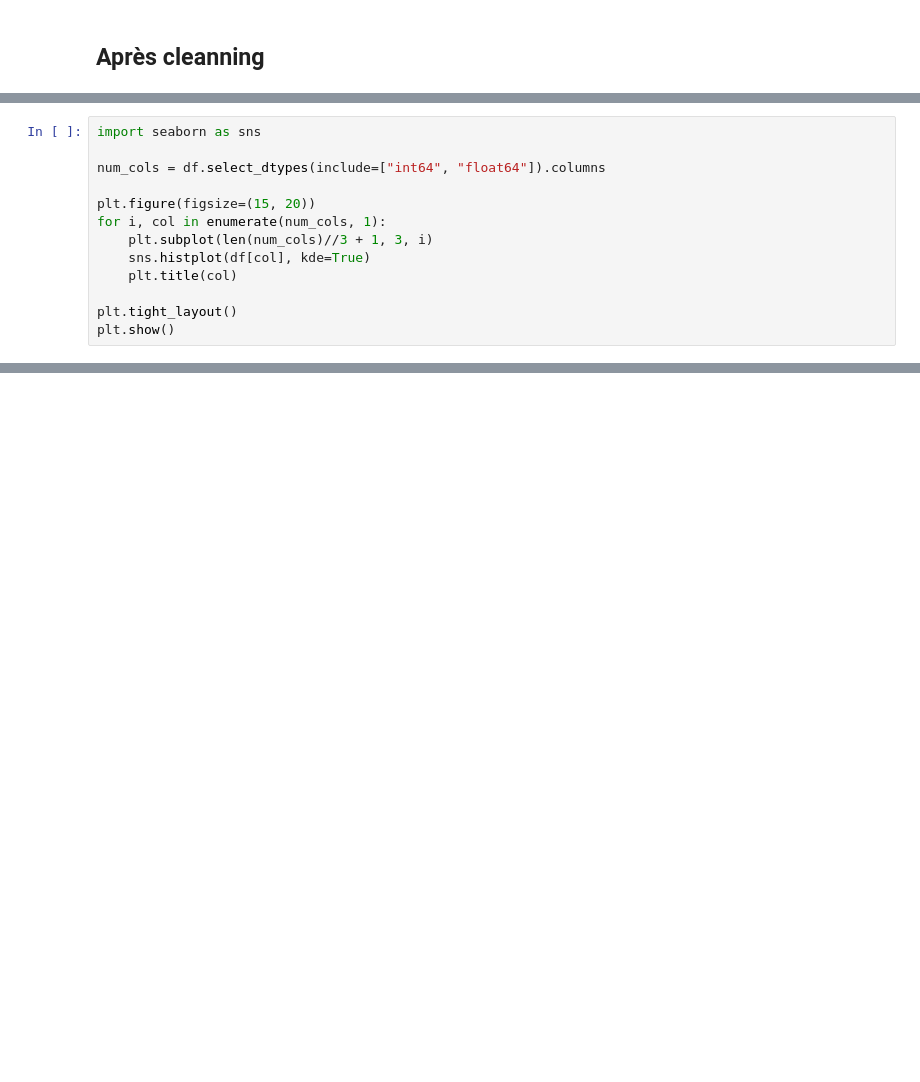
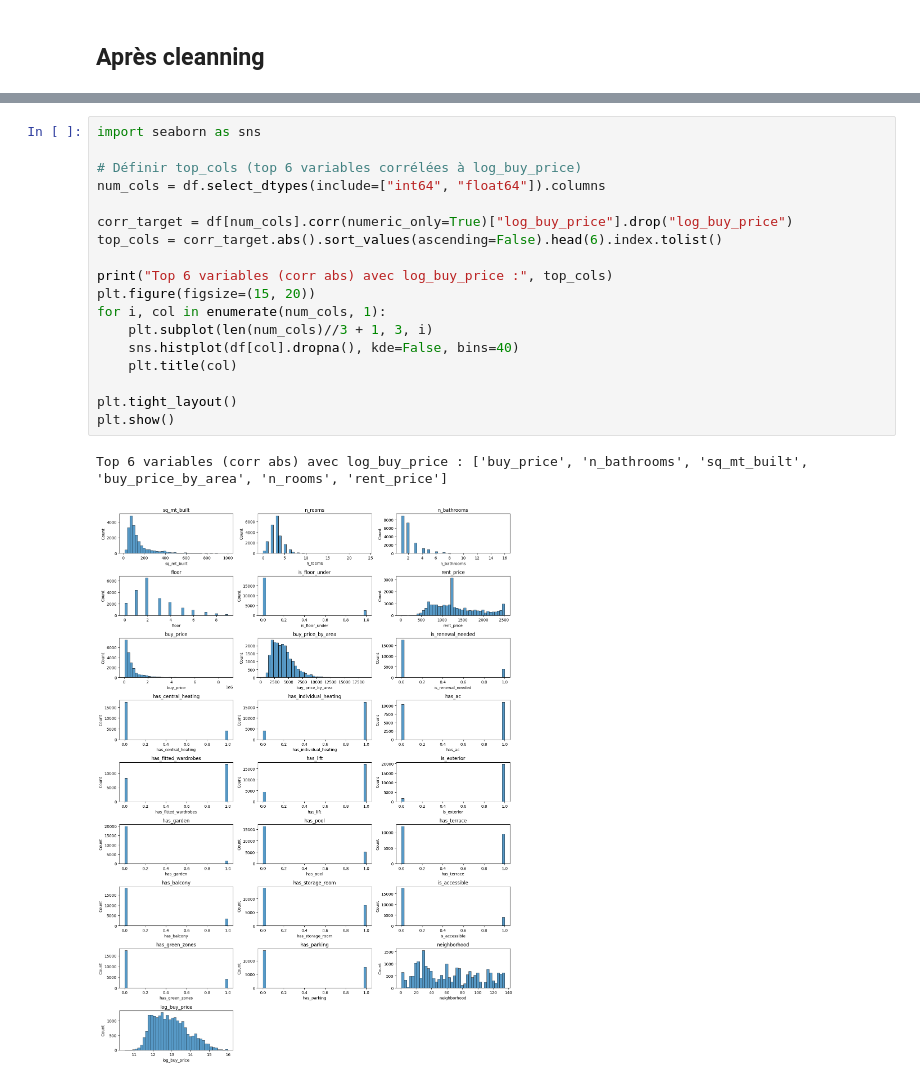
Before and after one commit to bruno-coulet/apartment-hunter, a Jupyter notebook: analysis.ipynb, the cells around one changed output, grey strips where cells are left out. Drawn from its saved outputs; the diff is of its cells as text; blank space fills up the shorter version.

```diff
--- a/analysis.ipynb
+++ b/analysis.ipynb
@@ -141,13 +2,0 @@ Name: buy_price, dtype: float64
-# %%
-import seaborn as sns
-
-num_cols = df.select_dtypes(include=["int64", "float64"]).columns
-
-plt.figure(figsize=(15, 20))
-for i, col in enumerate(num_cols, 1):
-    plt.subplot(len(num_cols)//3 + 1, 3, i)
-    sns.histplot(df[col], kde=True)
-    plt.title(col)
-
-plt.tight_layout()
-plt.show()
@@ -155,0 +260,21 @@ plt.show()
+# %%
+import seaborn as sns
+
+# Définir top_cols (top 6 variables corrélées à log_buy_price)
+num_cols = df.select_dtypes(include=["int64", "float64"]).columns
+
+corr_target = df[num_cols].corr(numeric_only=True)["log_buy_price"].drop("log_buy_price")
+top_cols = corr_target.abs().sort_values(ascending=False).head(6).index.tolist()
+
+print("Top 6 variables (corr abs) avec log_buy_price :", top_cols)
+plt.figure(figsize=(15, 20))
+for i, col in enumerate(num_cols, 1):
+    plt.subplot(len(num_cols)//3 + 1, 3, i)
+    sns.histplot(df[col].dropna(), kde=False, bins=40)
+    plt.title(col)
+
+plt.tight_layout()
+plt.show()
+# %% [output]
+Top 6 variables (corr abs) avec log_buy_price : ['buy_price', 'n_bathrooms', 'sq_mt_built', 'buy_price_by_area', 'n_rooms', 'rent_price']
+[figure, added]
```
Also changed, not shown: parts of 36 cells of this notebook, 3 other files.
